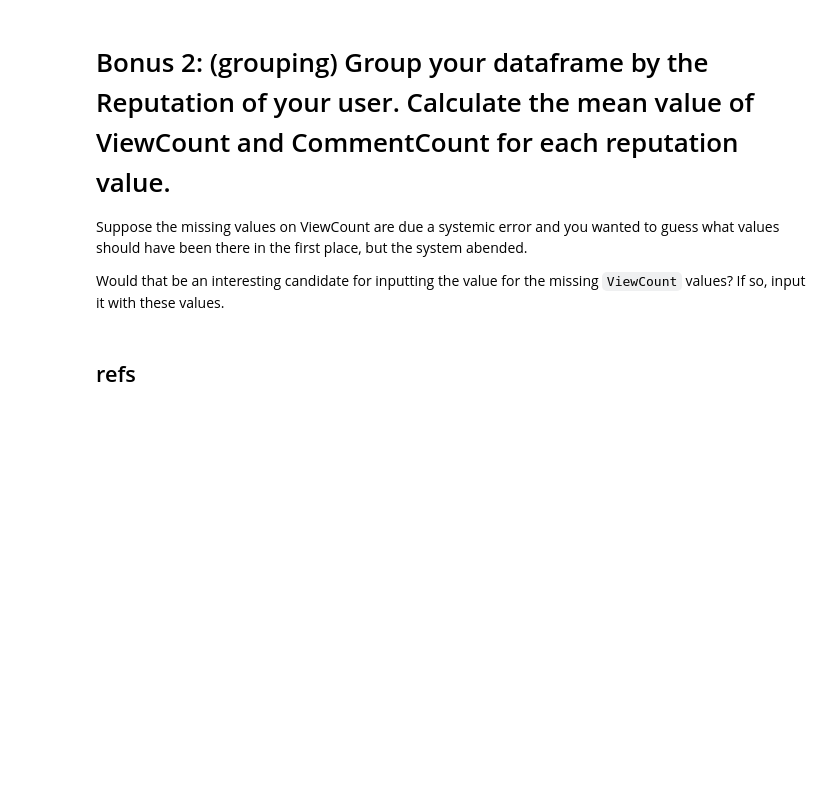
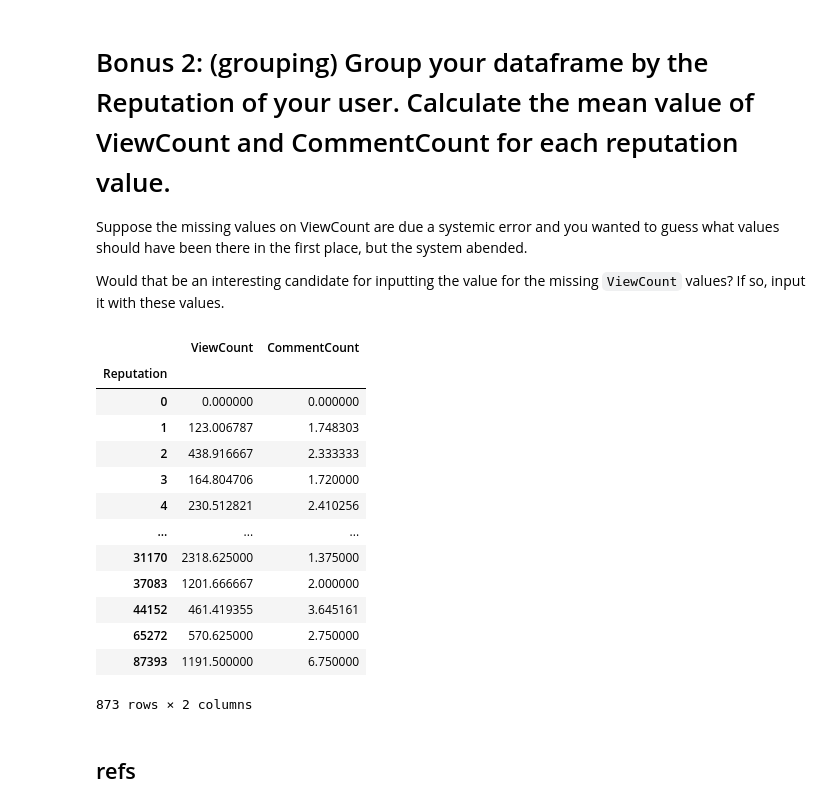
Before and after one commit to carolineferguson/data-labs, a Jupyter notebook: 12-Data_Cleaning/data-cleaning-lab.ipynb, the cells around one changed output. Cells and saved outputs as stored; diff of their text form; code cells hidden in the pictures; blank space fills up the shorter version.

```diff
--- a/12-Data_Cleaning/data-cleaning-lab.ipynb
+++ b/12-Data_Cleaning/data-cleaning-lab.ipynb
@@ -294,6 +311,26 @@ memory usage: 7.6+ MB
 Suppose the missing values on ViewCount are due a systemic error and you wanted to guess what values should have been there in the first place, but the system abended.
 
 Would that be an interesting candidate for inputting the value for the missing `ViewCount` values? If so, input it with these values.
+# %%
+null_values = pd.isnull(posts_from_users["ViewCount"])
+posts_from_users[null_values == True] = 0
+# %%
+posts_from_users.groupby(['Reputation'])['ViewCount','CommentCount'].mean()
+# %% [output]
+|  | ViewCount | CommentCount |
+| Reputation |  |  |
+| 0 | 0.000000 | 0.000000 |
+| 1 | 123.006787 | 1.748303 |
+| 2 | 438.916667 | 2.333333 |
+| 3 | 164.804706 | 1.720000 |
+| 4 | 230.512821 | 2.410256 |
+| ... | ... | ... |
+| 31170 | 2318.625000 | 1.375000 |
+| 37083 | 1201.666667 | 2.000000 |
+| 44152 | 461.419355 | 3.645161 |
+| 65272 | 570.625000 | 2.750000 |
+| 87393 | 1191.500000 | 6.750000 |
+873 rows × 2 columns
 # %% [markdown]
 ## refs
 # %% [markdown]
```
Also changed, not shown: parts of 1 cell of this notebook.
